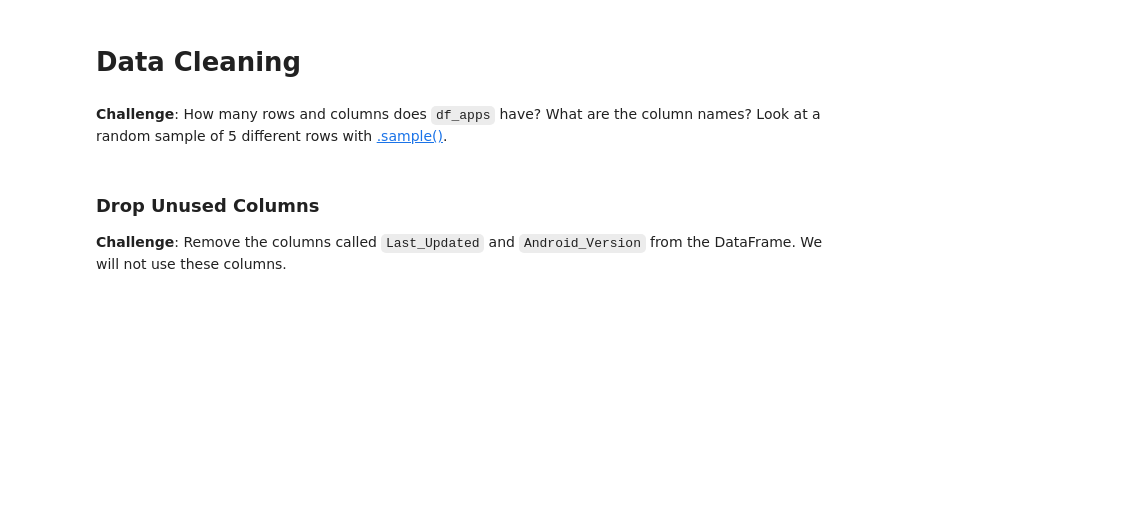
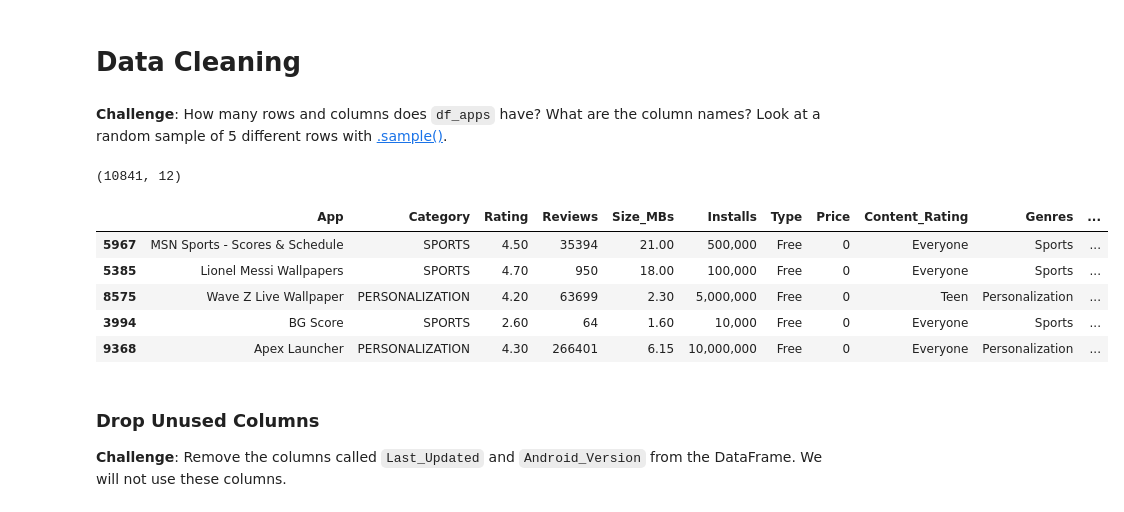
Before and after one commit to SiracencoSerghei/Bootcamp_Python, a Jupyter notebook: day_76/Google Play Store App Analytics .ipynb, the cells around one changed output. Cells and saved outputs as stored; diff of their text form; code cells hidden in the pictures; blank space fills up the shorter version.

```diff
--- a/day_76/Google Play Store App Analytics .ipynb
+++ b/day_76/Google Play Store App Analytics .ipynb
@@ -49,6 +49,19 @@ df_apps.head()
 # Data Cleaning
 # %% [markdown]
 **Challenge**: How many rows and columns does `df_apps` have? What are the column names? Look at a random sample of 5 different rows with [.sample()](https://pandas.pydata.org/pandas-docs/stable/reference/api/pandas.DataFrame.sample.html).
+# %%
+df_apps.shape
+# %% [output]
+(10841, 12)
+# %%
+df_apps.sample(5)  # random rows
+# %% [output]
+|  | App | Category | Rating | Reviews | Size_MBs | Installs | Type | Price | Content_Rating | Genres | ... |
+| 5967 | MSN Sports - Scores & Schedule | SPORTS | 4.50 | 35394 | 21.00 | 500,000 | Free | 0 | Everyone | Sports | ... |
+| 5385 | Lionel Messi Wallpapers | SPORTS | 4.70 | 950 | 18.00 | 100,000 | Free | 0 | Everyone | Sports | ... |
+| 8575 | Wave Z Live Wallpaper | PERSONALIZATION | 4.20 | 63699 | 2.30 | 5,000,000 | Free | 0 | Teen | Personalization | ... |
+| 3994 | BG Score | SPORTS | 2.60 | 64 | 1.60 | 10,000 | Free | 0 | Everyone | Sports | ... |
+| 9368 | Apex Launcher | PERSONALIZATION | 4.30 | 266401 | 6.15 | 10,000,000 | Free | 0 | Everyone | Personalization | ... |
 # %% [markdown]
 ### Drop Unused Columns
 
```
Also changed, not shown: parts of 3 cells of this notebook.
